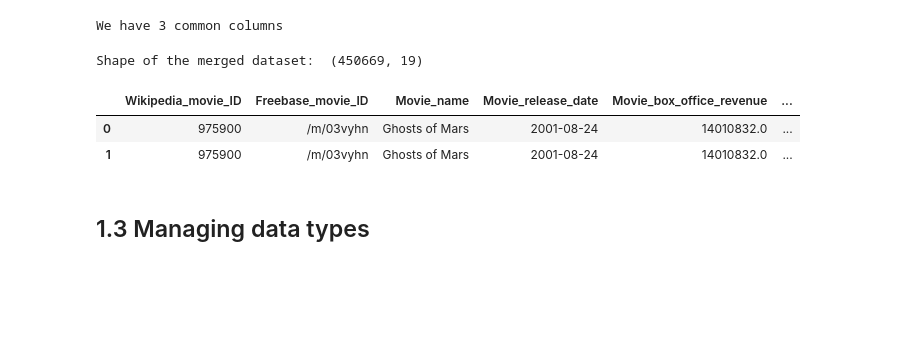
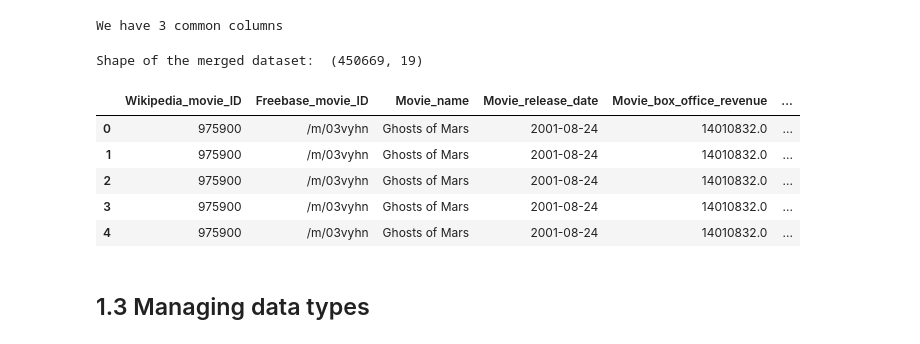
Before and after one commit to epfl-ada/ada-2024-project-ecureuilscosmiques24, a Jupyter notebook: projet_ADA.ipynb, the cells around one changed output. Saved outputs shown, nothing was run; the diff lists cells and outputs as text; code cells hidden in the pictures; blank space fills up the shorter version.

```diff
--- a/projet_ADA.ipynb
+++ b/projet_ADA.ipynb
@@ -57,16 +57,19 @@ We have 3 common columns
 # %%
 #We merge the two datasets
 merged_df = pd.merge(df_movie, df_char, on=['Wikipedia_movie_ID', 'Freebase_movie_ID'], how='inner', suffixes=('', '_y'))
 merged_df['Movie_release_date'] = merged_df['Movie_release_date'].combine_first(merged_df['Movie_release_date_y'])
 merged_df.drop('Movie_release_date_y', axis =1, inplace = True, errors='ignore')
 
 print("Shape of the merged dataset: ", merged_df.shape)
-merged_df.head(2)
+merged_df.head(5)
 # %% [output]
 Shape of the merged dataset:  (450669, 19)
 |  | Wikipedia_movie_ID | Freebase_movie_ID | Movie_name | Movie_release_date | Movie_box_office_revenue | ... |
 | 0 | 975900 | /m/03vyhn | Ghosts of Mars | 2001-08-24 | 14010832.0 | ... |
 | 1 | 975900 | /m/03vyhn | Ghosts of Mars | 2001-08-24 | 14010832.0 | ... |
+| 2 | 975900 | /m/03vyhn | Ghosts of Mars | 2001-08-24 | 14010832.0 | ... |
+| 3 | 975900 | /m/03vyhn | Ghosts of Mars | 2001-08-24 | 14010832.0 | ... |
+| 4 | 975900 | /m/03vyhn | Ghosts of Mars | 2001-08-24 | 14010832.0 | ... |
 # %% [markdown]
 ## 1.3 Managing data types
 # %% [markdown]
```
Also changed, not shown: parts of 35 cells of this notebook.
